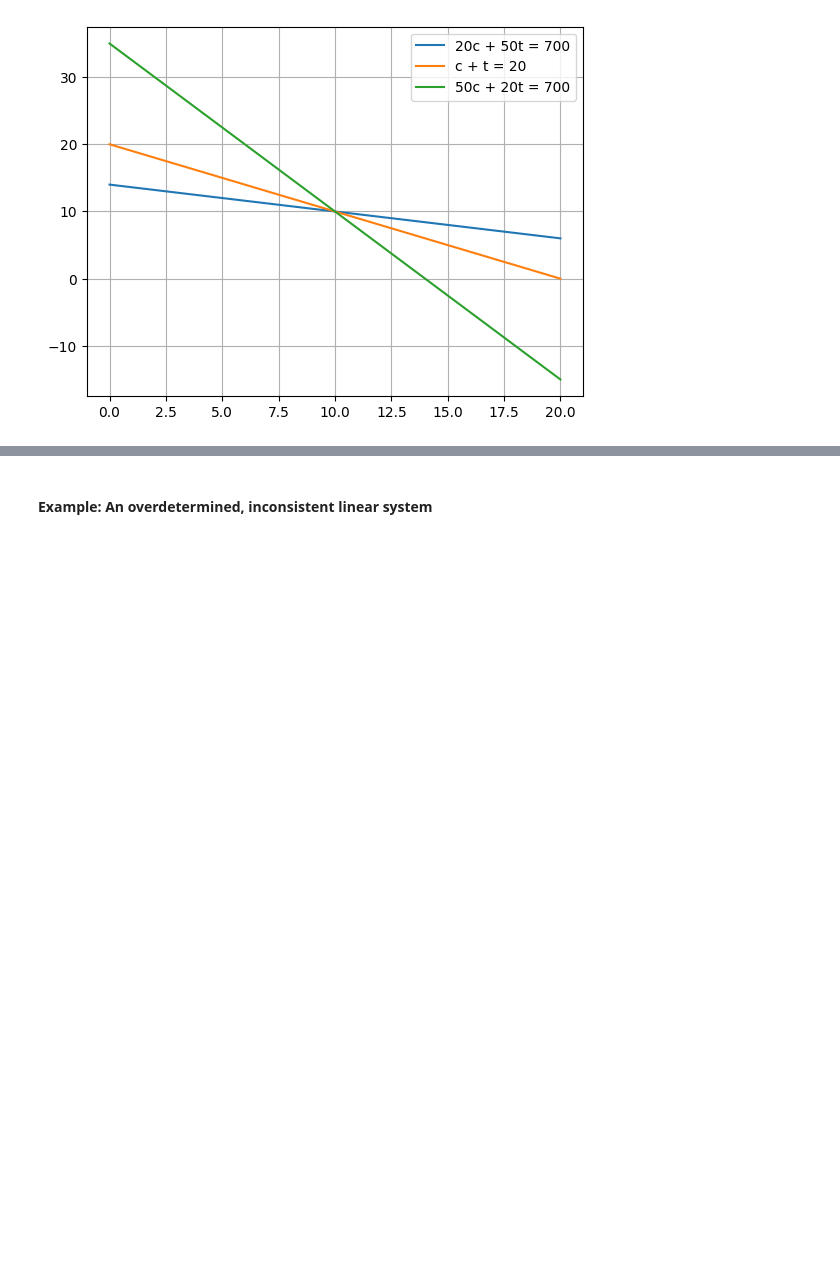
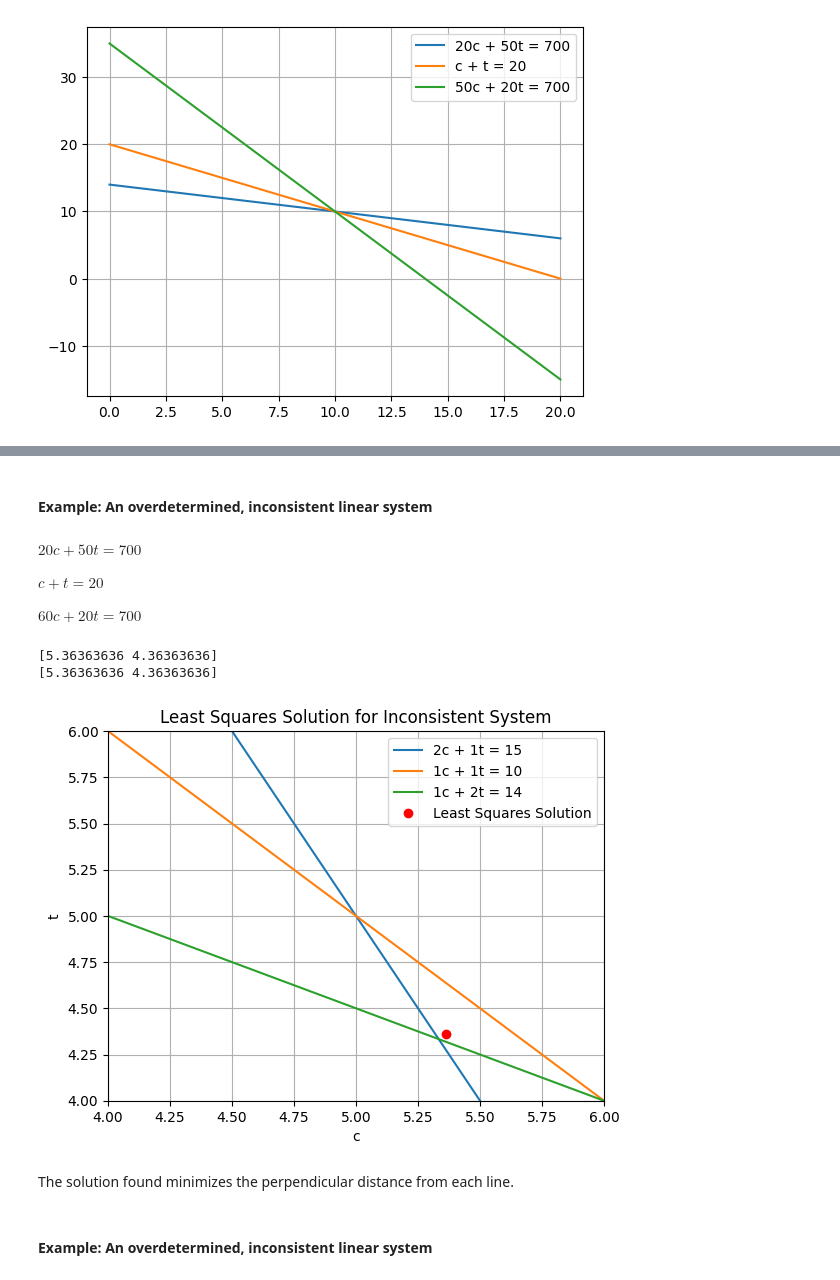
Before and after one commit to themintlab/ENGPHYS_3NM4, a Jupyter notebook: Book/Chapters/Interpolation and curve fitting/Curve fitting/Linear least squares regression.ipynb, the cells around one changed output, grey strips where cells are left out. Drawn from its saved outputs; the diff is of its cells as text; code cells hidden in the pictures; blank space fills up the shorter version.

```diff
--- a/Book/Chapters/Interpolation and curve fitting/Curve fitting/Linear least squares regression.ipynb
+++ b/Book/Chapters/Interpolation and curve fitting/Curve fitting/Linear least squares regression.ipynb
@@ -138,3 +148,49 @@ print(M@b)
+# %% [markdown]
+#### Example: An overdetermined, inconsistent linear system
+# %% [markdown]
+$20 c + 50 t = 700$
+
+$  c+t = 20$
+
+$ 60 c + 20 t = 700$
+# %%
+A = np.array([[2, 1], [1, 1], [1, 2]])
+b = np.array([15, 10, 14])
+
+x_lsq = np.linalg.pinv(A)@b
+print(x_lsq)
+x_lsq,_,_,_ = np.linalg.lstsq(A,b)
+print(x_lsq)
+
+# Calculate the y values for the first equation (2c + 1t = 15)
+y1 = (15 - 2 * x) / 1
+
+# Calculate the y values for the second equation (1c + 1t = 10)
+y2 = 10 - x
+
+# Calculate the y values for the third equation (1c + 2t = 14)
+y3 = (14 - 1 * x) / 2
+
+# Plot the lines
+plt.plot(x, y1, label='2c + 1t = 15')
+plt.plot(x, y2, label='1c + 1t = 10')
+plt.plot(x, y3, label='1c + 2t = 14')
+
+plt.plot(x_lsq[0], x_lsq[1], 'ro', label='Least Squares Solution')
+plt.xlabel('c')
+plt.ylabel('t')
+plt.title('Least Squares Solution for Inconsistent System')
+plt.legend()
+plt.grid(True)
+plt.xlim(4, 6)
+plt.ylim(4, 6)
+plt.show()
+# %% [output]
+[5.36363636 4.36363636]
+[5.36363636 4.36363636]
+[figure, added]
+# %% [markdown]
+The solution found minimizes the perpendicular distance from each line.
 # %% [markdown]
 #### Example: An overdetermined, inconsistent linear system
 # %% [markdown]
```
Also changed, not shown: parts of 14 cells of this notebook, 2 other files.
